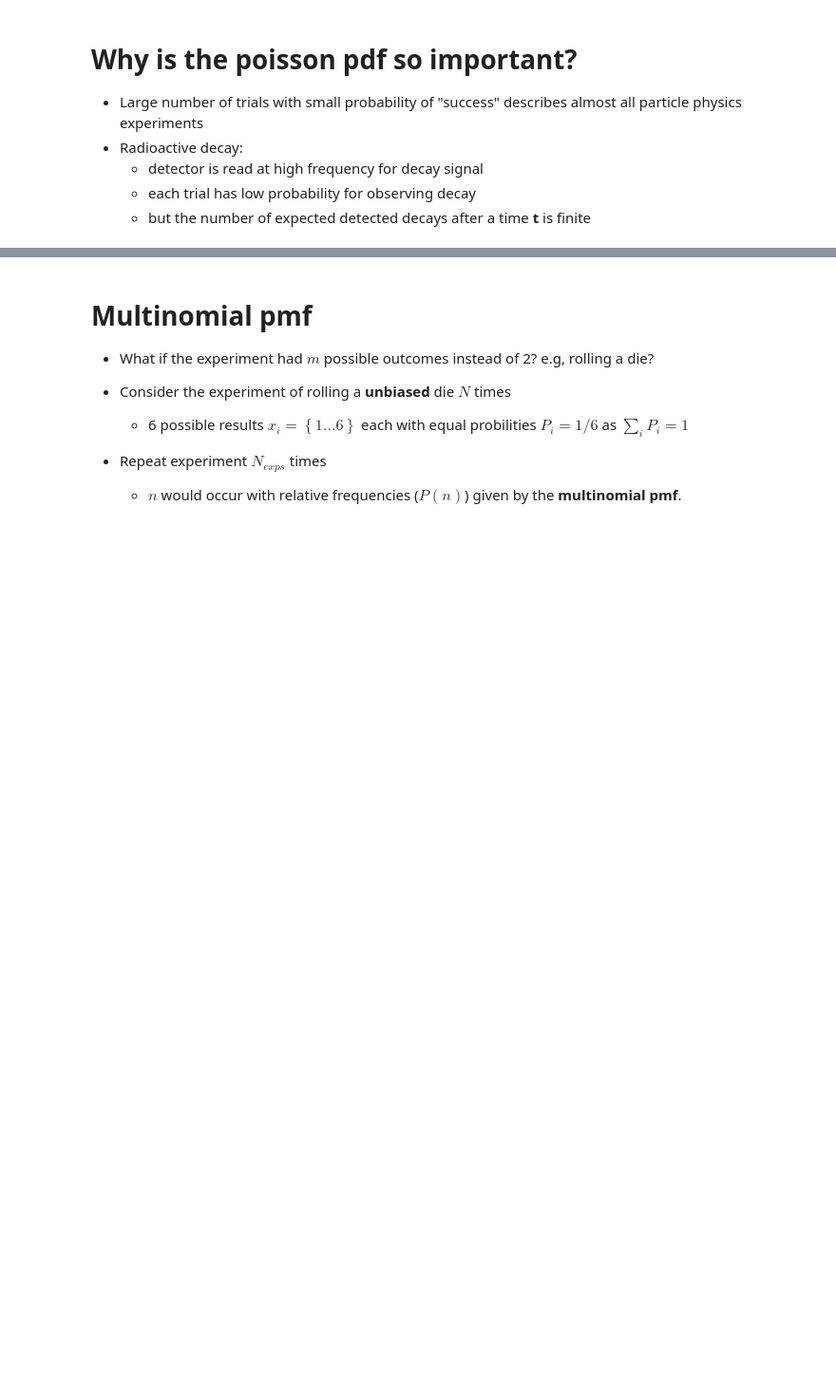
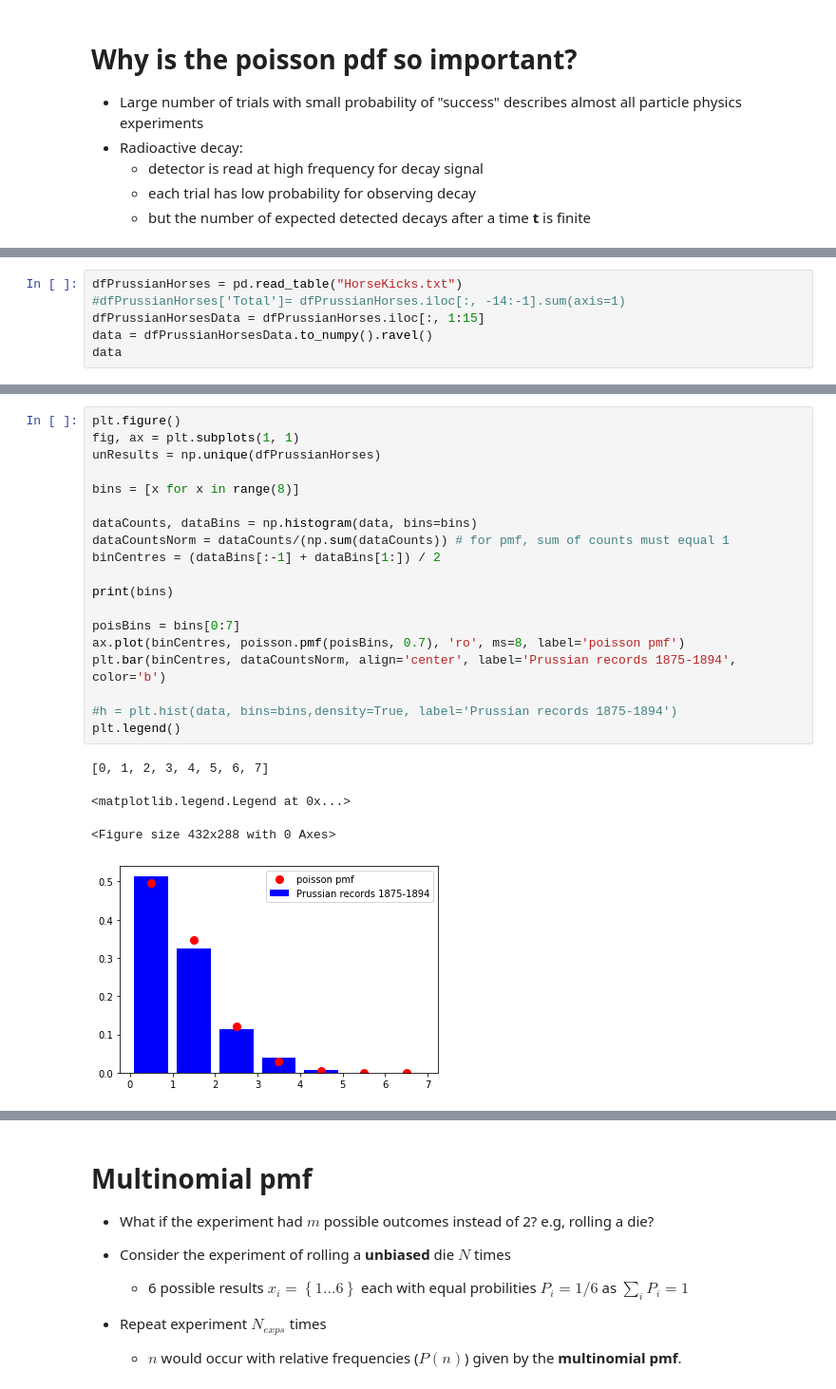
Before and after one commit to keaveney/StatisticsLectures, a Jupyter notebook: CommonPDFs.ipynb, the cells around one changed output, grey strips where cells are left out. Shown at 95% size. Drawn from its saved outputs; the diff is of its cells as text; blank space fills up the shorter version.

Commit message:
added Prussian Horse example and  final tweaks to NN weighting demo for presentation

```diff
--- a/CommonPDFs.ipynb
+++ b/CommonPDFs.ipynb
@@ -137,0 +148,6 @@ plt.show()
+# %%
+dfPrussianHorses = pd.read_table("HorseKicks.txt")
+#dfPrussianHorses['Total']= dfPrussianHorses.iloc[:, -14:-1].sum(axis=1)
+dfPrussianHorsesData = dfPrussianHorses.iloc[:, 1:15]
+data = dfPrussianHorsesData.to_numpy().ravel()
+data
@@ -137,0 +168,24 @@ plt.show()
+# %%
+plt.figure()
+fig, ax = plt.subplots(1, 1)
+unResults = np.unique(dfPrussianHorses)
+
+bins = [x for x in range(8)]
+
+dataCounts, dataBins = np.histogram(data, bins=bins)
+dataCountsNorm = dataCounts/(np.sum(dataCounts)) # for pmf, sum of counts must equal 1
+binCentres = (dataBins[:-1] + dataBins[1:]) / 2
+
+print(bins)
+
+poisBins = bins[0:7]
+ax.plot(binCentres, poisson.pmf(poisBins, 0.7), 'ro', ms=8, label='poisson pmf')
+plt.bar(binCentres, dataCountsNorm, align='center', label='Prussian records 1875-1894', color='b')
+
+#h = plt.hist(data, bins=bins,density=True, label='Prussian records 1875-1894')
+plt.legend()
+# %% [output]
+[0, 1, 2, 3, 4, 5, 6, 7]
+<matplotlib.legend.Legend at 0x...>
+<Figure size 432x288 with 0 Axes>
+[figure, added]
```
Also changed, not shown: parts of 6 cells of this notebook, 1 other file.
